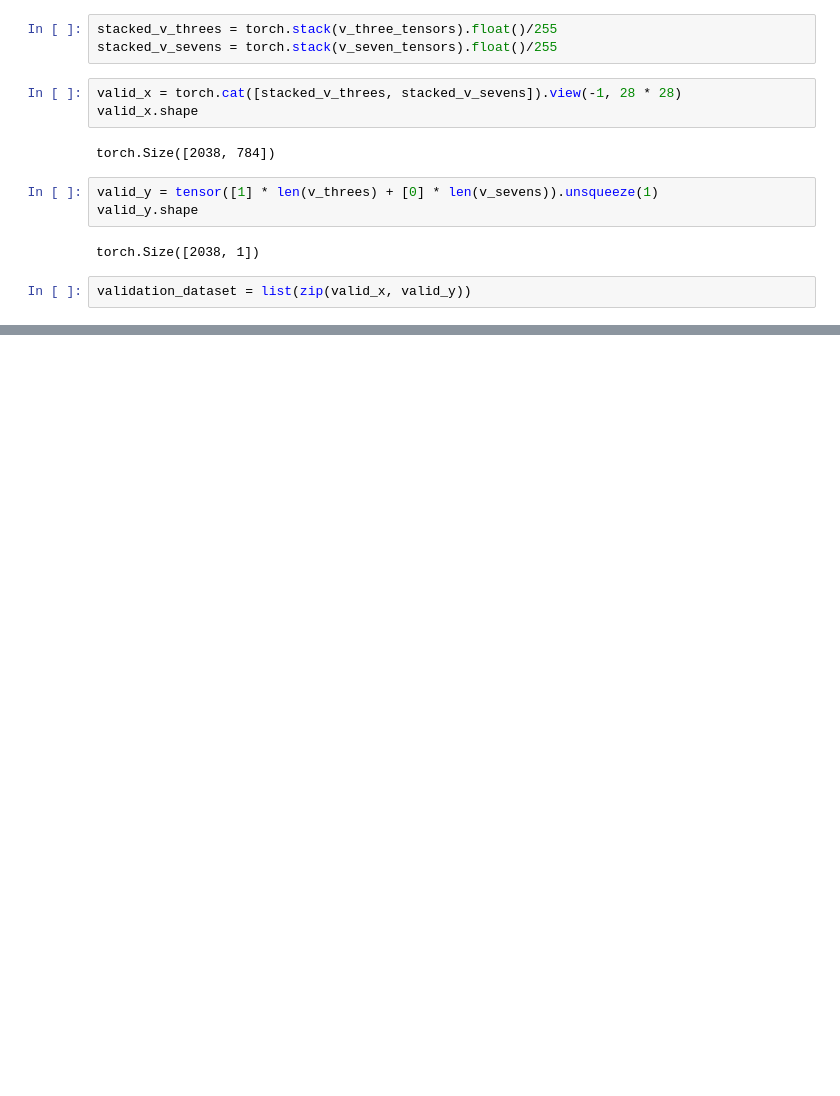
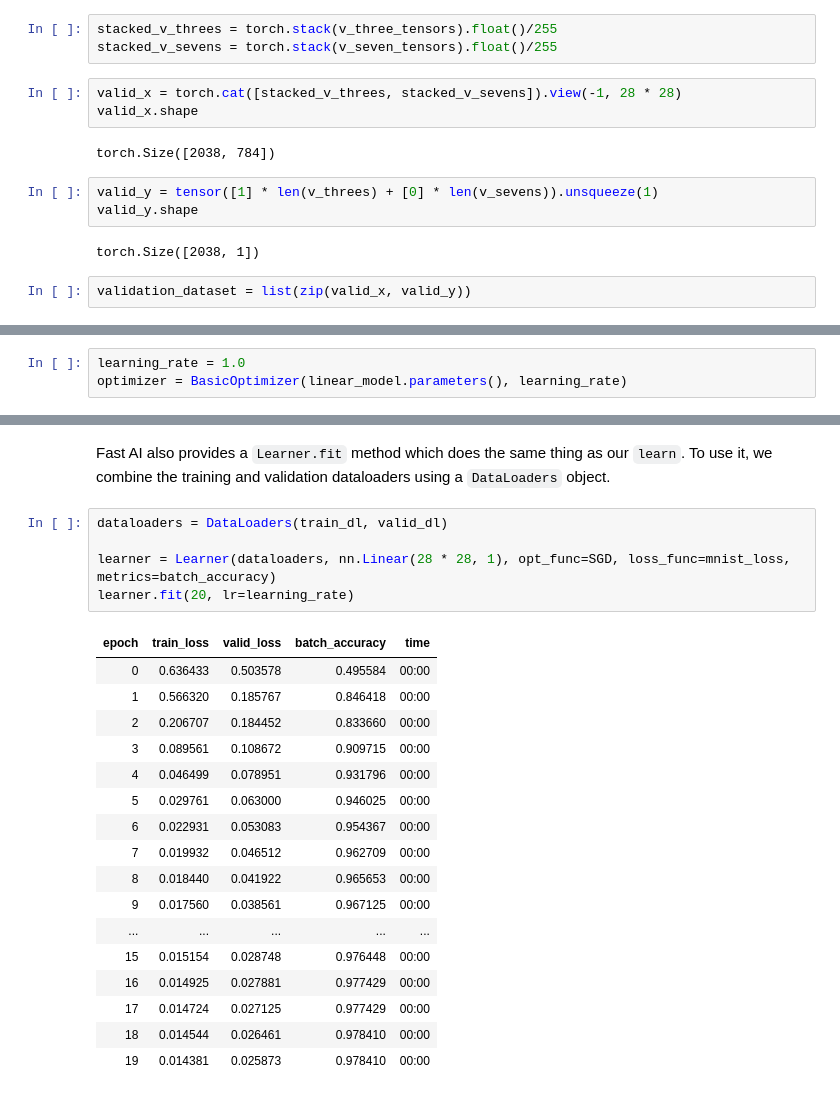
Before and after one commit to programmer-ke/coding-katas, a Jupyter notebook: ipynb/model_from_scratch_mnist.ipynb, the cells around one changed output, grey strips where cells are left out. Drawn from its saved outputs; the diff is of its cells as text; blank space fills up the shorter version.

```diff
--- a/ipynb/model_from_scratch_mnist.ipynb
+++ b/ipynb/model_from_scratch_mnist.ipynb
@@ -317,0 +259,3 @@ tensor([[ 3.4429e-02,  1.7063e-03, -3.5834e-03,  3.0296e-03, -8.0531e-03,
+# %%
+learning_rate = 1.0
+optimizer = BasicOptimizer(linear_model.parameters(), learning_rate)
@@ -317,0 +327,25 @@ tensor([[ 3.4429e-02,  1.7063e-03, -3.5834e-03,  3.0296e-03, -8.0531e-03,
+# %% [markdown]
+Fast AI also provides a `Learner.fit` method which does the same thing as our `learn`. To use it, we combine the training and validation dataloaders using a `DataLoaders` object.
+# %%
+dataloaders = DataLoaders(train_dl, valid_dl)
+
+learner = Learner(dataloaders, nn.Linear(28 * 28, 1), opt_func=SGD, loss_func=mnist_loss, metrics=batch_accuracy)
+learner.fit(20, lr=learning_rate)
+# %% [output]
+| epoch | train_loss | valid_loss | batch_accuracy | time |
+| 0 | 0.636433 | 0.503578 | 0.495584 | 00:00 |
+| 1 | 0.566320 | 0.185767 | 0.846418 | 00:00 |
+| 2 | 0.206707 | 0.184452 | 0.833660 | 00:00 |
+| 3 | 0.089561 | 0.108672 | 0.909715 | 00:00 |
+| 4 | 0.046499 | 0.078951 | 0.931796 | 00:00 |
+| 5 | 0.029761 | 0.063000 | 0.946025 | 00:00 |
+| 6 | 0.022931 | 0.053083 | 0.954367 | 00:00 |
+| 7 | 0.019932 | 0.046512 | 0.962709 | 00:00 |
+| 8 | 0.018440 | 0.041922 | 0.965653 | 00:00 |
+| 9 | 0.017560 | 0.038561 | 0.967125 | 00:00 |
+| ... | ... | ... | ... | ... |
+| 15 | 0.015154 | 0.028748 | 0.976448 | 00:00 |
+| 16 | 0.014925 | 0.027881 | 0.977429 | 00:00 |
+| 17 | 0.014724 | 0.027125 | 0.977429 | 00:00 |
+| 18 | 0.014544 | 0.026461 | 0.978410 | 00:00 |
+| 19 | 0.014381 | 0.025873 | 0.978410 | 00:00 |
```
Also changed, not shown: parts of 65 cells of this notebook.
